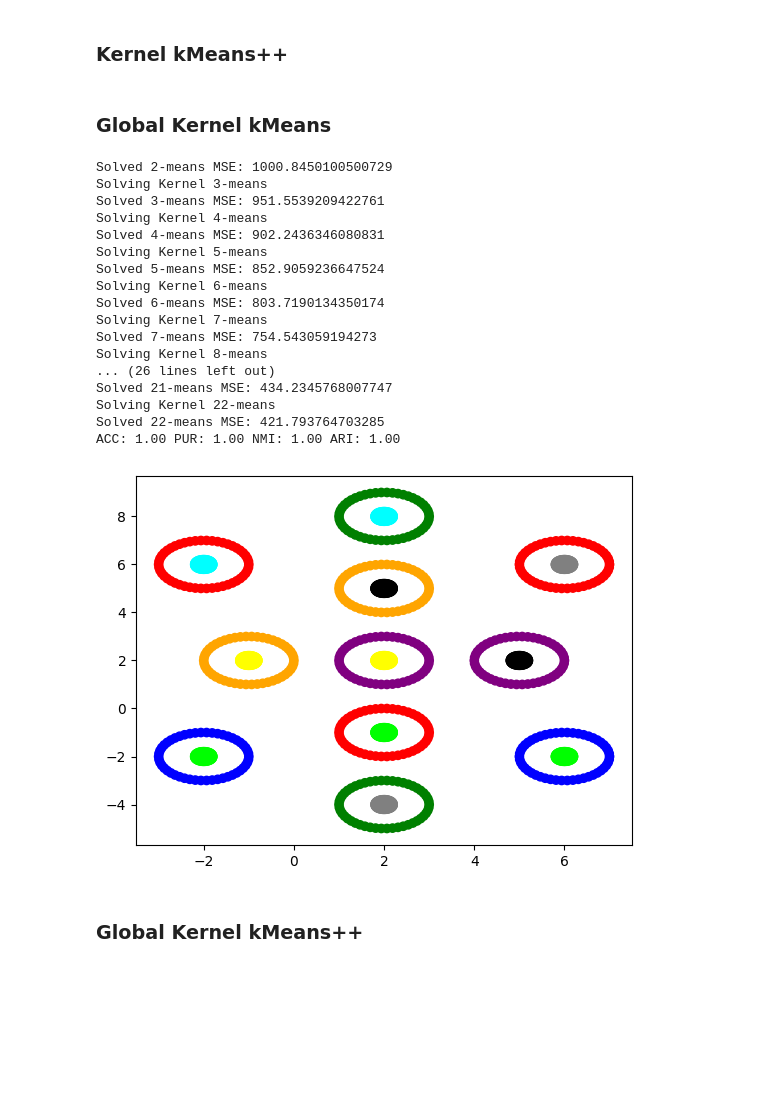
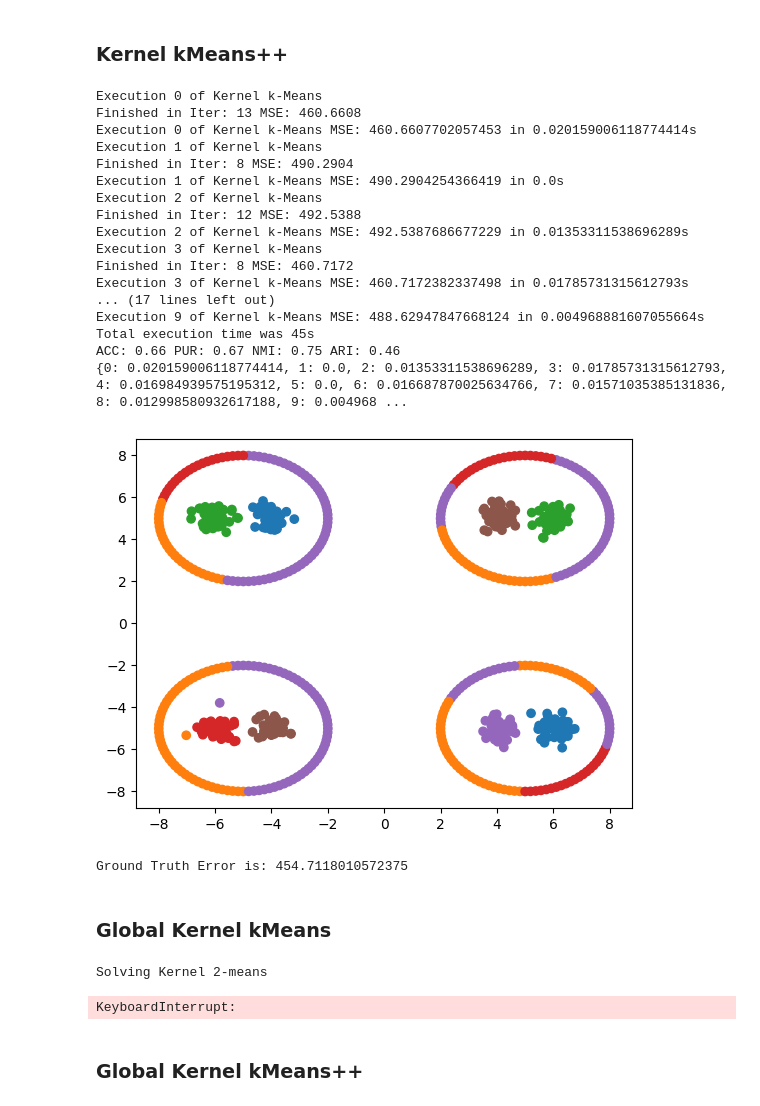
Before and after one commit to gvardakas/global-kernel-k-means-pp, a Jupyter notebook: Kernel k-means.ipynb, the cells around one changed output. Cells and saved outputs as stored; diff of their text form; code cells hidden in the pictures; blank space fills up the shorter version.

Commit message:
Add Execution Times

```diff
--- a/Kernel k-means.ipynb
+++ b/Kernel k-means.ipynb
@@ -34,3 +179,12 @@ kernel_matrix = pairwise_kernels(X, X, metric='rbf', gamma=1)
+# %%
+if (False):
+    import scipy.io
+    X_mat = scipy.io.loadmat('3circles_dataset.mat')
+    X = np.array(X_mat['Dataset'])
+    kernel_matrix_mat = scipy.io.loadmat('3circles_kernel_matrix.mat')
+    kernel_matrix = np.array(kernel_matrix_mat['K'])
+    y = np.loadtxt('array.txt').astype(int)
+    print(y)
 # %% [markdown]
 ### Create Graph
 # %%
@@ -49,7 +203,7 @@ if(graph_is_enabled):
 
     graph = Graph(n_communities, n_nodes_per_community, p_intra, p_inter, colors)
     graph.create_adj_matrix()
-    kernel_matrix = graph.adj_matrix = pairwise_kernels(graph.adj_matrix, graph.adj_matrix, metric='rbf', gamma=0.1)
+    kernel_matrix = graph.adj_matrix = pairwise_kernels(graph.adj_matrix, graph.adj_matrix, metric='linear')
     graph.create_kernel_matrix_from_adj_matrix()
 # %% [markdown]
 ### kMeans
@@ -71,22 +225,44 @@ if(kernelKMeans_is_enabled):
 ### Kernel kMeans++
 # %%
 if(kernelKMeansPP_is_enabled):
-    kernelKMeans = KernelKMeans(n_clusters=K, kernel_matrix=kernel_matrix, n_init=10, init='k-means++', verbose=1)
+    kernelKMeans = KernelKMeans(n_clusters=K, kernel_matrix=kernel_matrix, n_init=10, init='forgy', verbose=1)
     kernelKMeans.fit()
 
     if graph_is_enabled:
         graph.plot_clusters(kernelKMeans.labels_)
     else:
         acc, pur, nmi, ari = evaluator.evaluate_model(y, kernelKMeans.labels_)
         evaluator.print_evaluation()
         rings.plot(X, kernelKMeans.labels_)
 
         # That's the function of grount truth error
         ground_truth_error = kernelKMeans.calculate_ground_truth_error(y)
         print(f"Ground Truth Error is: {ground_truth_error}")
+# %% [output]
+Execution 0 of Kernel k-Means
+Finished in Iter: 13 MSE: 460.6608
+Execution 0 of Kernel k-Means MSE: 460.6607702057453 in 0.020159006118774414s
+Execution 1 of Kernel k-Means
+Finished in Iter: 8 MSE: 490.2904
+Execution 1 of Kernel k-Means MSE: 490.2904254366419 in 0.0s
+Execution 2 of Kernel k-Means
+Finished in Iter: 12 MSE: 492.5388
+Execution 2 of Kernel k-Means MSE: 492.5387686677229 in 0.01353311538696289s
+Execution 3 of Kernel k-Means
+Finished in Iter: 8 MSE: 460.7172
+Execution 3 of Kernel k-Means MSE: 460.7172382337498 in 0.01785731315612793s
+... (17 lines left out)
+Execution 9 of Kernel k-Means MSE: 488.62947847668124 in 0.004968881607055664s
+Total execution time was 45s
+ACC: 0.66 PUR: 0.67 NMI: 0.75 ARI: 0.46
+{0: 0.020159006118774414, 1: 0.0, 2: 0.01353311538696289, 3: 0.01785731315612793, 4: 0.016984939575195312, 5: 0.0, 6: 0.016687870025634766, 7: 0.01571035385131836, 8: 0.012998580932617188, 9: 0.004968 ...
+[figure, added]
+Ground Truth Error is: 454.7118010572375
 # %% [markdown]
 ### Global Kernel kMeans
 # %%
+K = 3 * len(centers_coordinates)
+kernel_matrix = pairwise_kernels(X, X, metric='rbf', gamma=0.8)
 if(globalKernelKMeans_is_enabled):
     globalKernelKMeans = GlobalKernelKMeans(n_clusters=K, kernel_matrix=kernel_matrix, verbose=1)
     globalKernelKMeans.fit()
@@ -98,24 +274,8 @@ if(globalKernelKMeans_is_enabled):
         evaluator.print_evaluation()
         rings.plot(X, globalKernelKMeans.labels_[K])
 # %% [output]
-Solved 2-means MSE: 1000.8450100500729
-Solving Kernel 3-means
-Solved 3-means MSE: 951.5539209422761
-Solving Kernel 4-means
-Solved 4-means MSE: 902.2436346080831
-Solving Kernel 5-means
-Solved 5-means MSE: 852.9059236647524
-Solving Kernel 6-means
-Solved 6-means MSE: 803.7190134350174
-Solving Kernel 7-means
-Solved 7-means MSE: 754.543059194273
-Solving Kernel 8-means
-... (26 lines left out)
-Solved 21-means MSE: 434.2345768007747
-Solving Kernel 22-means
-Solved 22-means MSE: 421.793764703285
-ACC: 1.00 PUR: 1.00 NMI: 1.00 ARI: 1.00
+Solving Kernel 2-means
-[figure, removed]
+KeyboardInterrupt:
 # %% [markdown]
 ### Global Kernel kMeans++
 # %%
```
Also changed, not shown: parts of 4 cells of this notebook, 1 other file.
